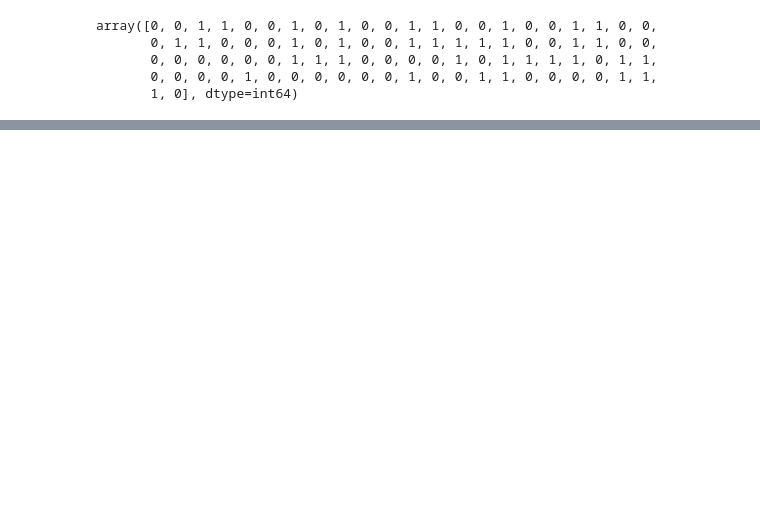
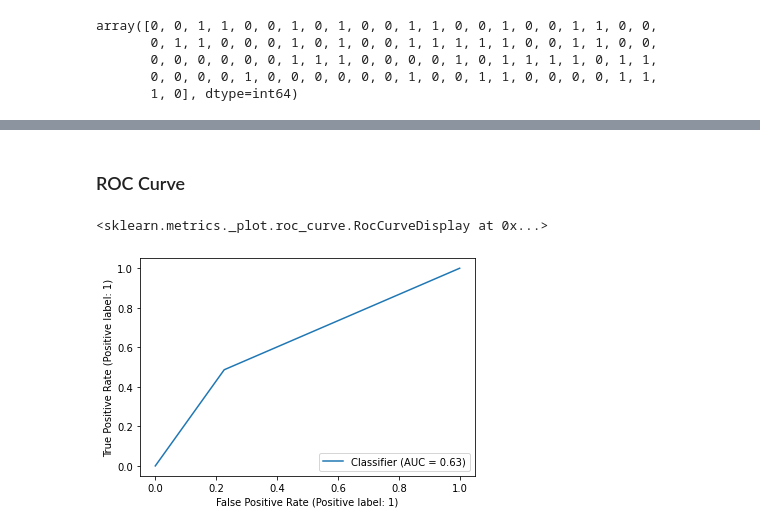
Before and after one commit to Sabbir185/Machine-learning-with-python, a Jupyter notebook: Confusion_Matrix.ipynb, the cells around one changed output, grey strips where cells are left out. Cells and saved outputs as stored; diff of their text form; code cells hidden in the pictures; blank space fills up the shorter version.

```diff
--- a/Confusion_Matrix.ipynb
+++ b/Confusion_Matrix.ipynb
@@ -194,0 +249,9 @@ array([0, 0, 1, 1, 0, 0, 1, 0, 1, 0, 0, 1, 1, 0, 0, 1, 0, 0, 1, 1, 0, 0,
+# %% [markdown]
+### ROC Curve
+# %%
+# plot_roc_curve(dt, xtest, ytest)   # works with it's own style;  plot_roc_curve is deprecated
+
+RocCurveDisplay.from_predictions(ytest, pred)   # we can use from_predictions() or from_estimator()
+# %% [output]
+<sklearn.metrics._plot.roc_curve.RocCurveDisplay at 0x...>
+[figure, added]
```
Also changed, not shown: parts of 16 cells of this notebook.
